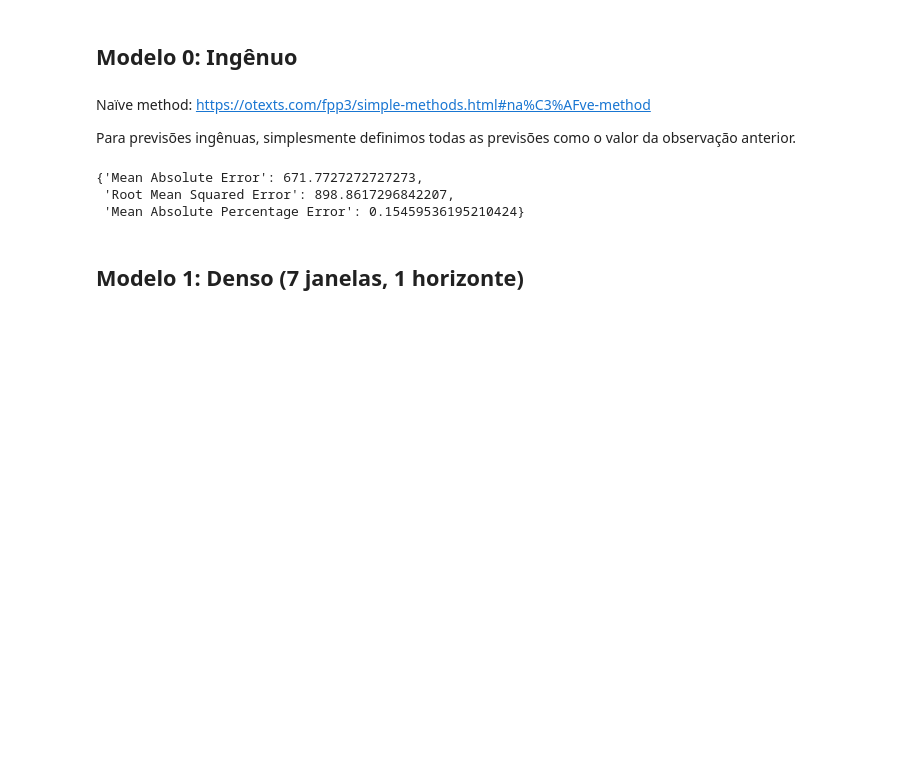
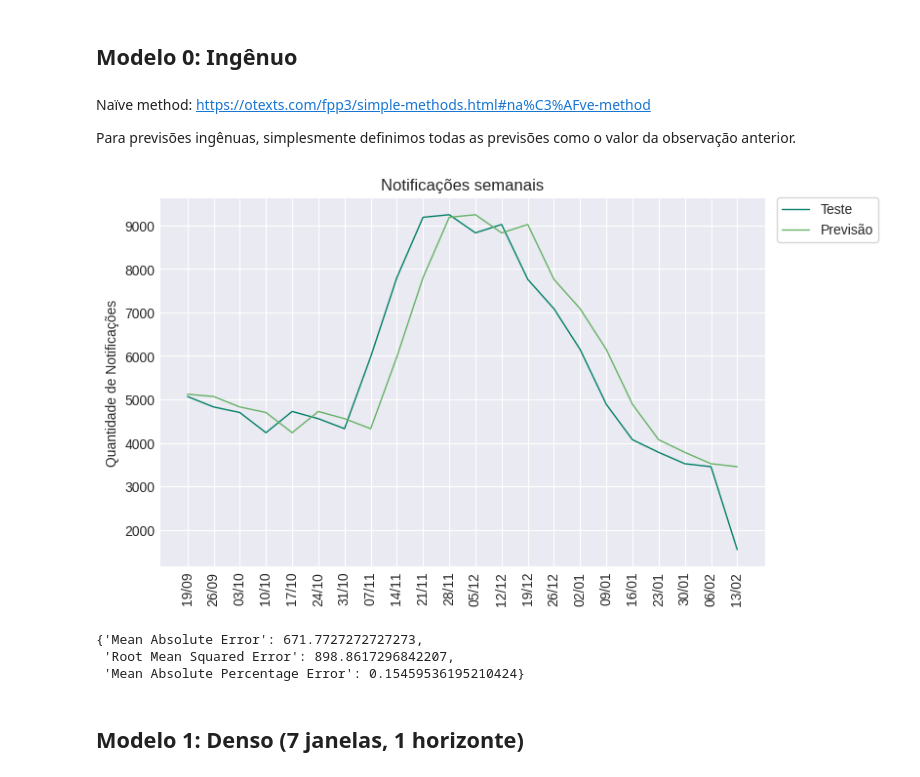
Before and after one commit to flohmannjr/PJI410, a Jupyter notebook: PJI410_projeções_de_notificações.ipynb, the cells around one changed output. Cells and saved outputs as stored; diff of their text form; code cells hidden in the pictures; blank space fills up the shorter version.

```diff
--- a/PJI410_projeções_de_notificações.ipynb
+++ b/PJI410_projeções_de_notificações.ipynb
@@ -122,8 +127,10 @@ Para previsões ingênuas, simplesmente definimos todas as previsões como o val
 # %%
 y_pred = y_test[:-1]
 # %%
-# grafico_series(X_teste=X_test[1:], y_teste=y_test[1:],
-#                X_previsao=X_test[1:], y_previsao=y_pred)
+grafico_series(X_teste=X_test[1:], y_teste=y_test[1:],
+               X_previsao=X_test[1:], y_previsao=y_pred)
+# %% [output]
+[figure, added]
 # %%
 metricas[0] = metricas_modelo(y_test[1:], y_pred)
 # %%
```
Also changed, not shown: parts of 24 cells of this notebook.
